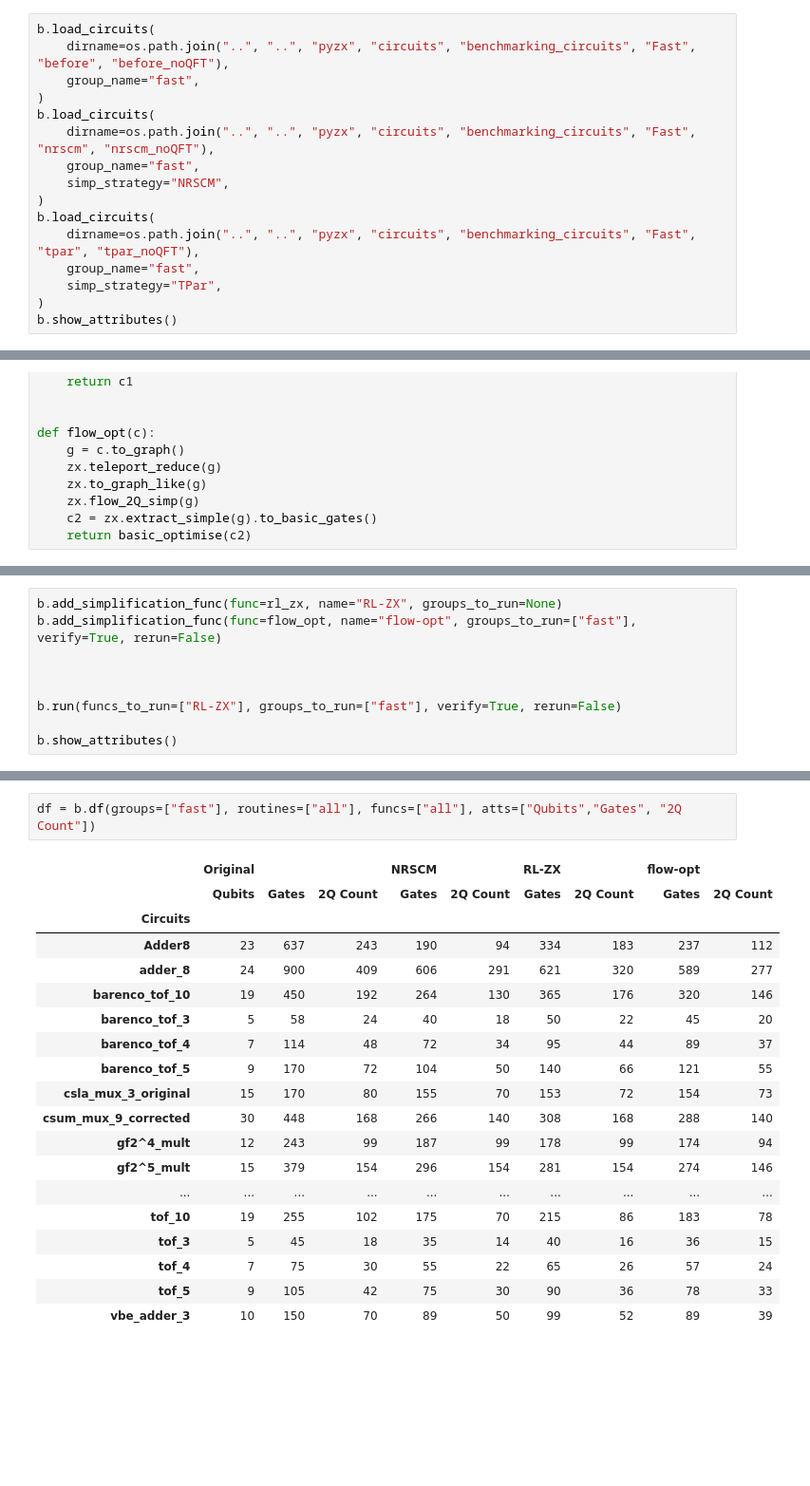
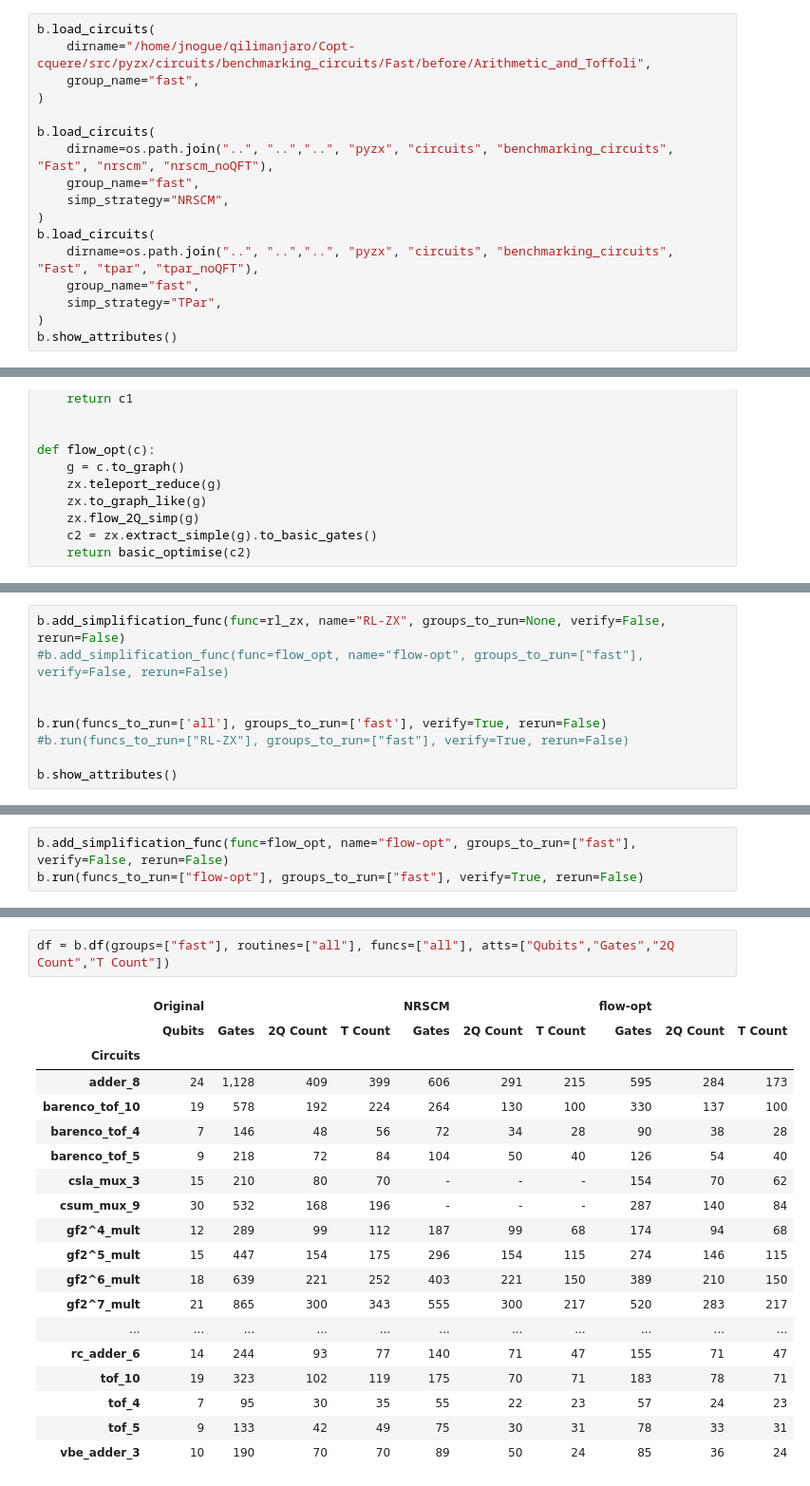
Before and after one commit to qilimanjaro-tech/RL-COPT-ZXCalculus, a Jupyter notebook: rl-zx/cquere/benchmark_tests.ipynb, the cells around one changed output, grey strips where cells are left out. Shown at 95% size. Cells and saved outputs as stored; diff of their text form; blank space fills up the shorter version.

Commit message:
andres-circuit

```diff
--- a/rl-zx/cquere/benchmark_tests.ipynb
+++ b/rl-zx/cquere/benchmark_tests.ipynb
@@ -312,16 +88,17 @@ def parse_args():
 b = Benchmark()
 # %%
 b.load_circuits(
-    dirname=os.path.join("..", "..", "pyzx", "circuits", "benchmarking_circuits", "Fast", "before", "before_noQFT"),
+    dirname="/home/jnogue/qilimanjaro/Copt-cquere/src/pyzx/circuits/benchmarking_circuits/Fast/before/Arithmetic_and_Toffoli",
     group_name="fast",
 )
+
 b.load_circuits(
-    dirname=os.path.join("..", "..", "pyzx", "circuits", "benchmarking_circuits", "Fast", "nrscm", "nrscm_noQFT"),
+    dirname=os.path.join("..", "..","..", "pyzx", "circuits", "benchmarking_circuits", "Fast", "nrscm", "nrscm_noQFT"),
     group_name="fast",
     simp_strategy="NRSCM",
 )
 b.load_circuits(
-    dirname=os.path.join("..", "..", "pyzx", "circuits", "benchmarking_circuits", "Fast", "tpar", "tpar_noQFT"),
+    dirname=os.path.join("..", "..","..", "pyzx", "circuits", "benchmarking_circuits", "Fast", "tpar", "tpar_noQFT"),
     group_name="fast",
     simp_strategy="TPar",
 )
@@ -453,10 +220,10 @@ zx.draw()
 # %%
-b.add_simplification_func(func=rl_zx, name="RL-ZX", groups_to_run=None)
-b.add_simplification_func(func=flow_opt, name="flow-opt", groups_to_run=["fast"], verify=True, rerun=False)
+b.add_simplification_func(func=rl_zx, name="RL-ZX", groups_to_run=None, verify=False, rerun=False)
+#b.add_simplification_func(func=flow_opt, name="flow-opt", groups_to_run=["fast"], verify=False, rerun=False)
 
 
-
-b.run(funcs_to_run=["RL-ZX"], groups_to_run=["fast"], verify=True, rerun=False)
+b.run(funcs_to_run=['all'], groups_to_run=['fast'], verify=True, rerun=False)
+#b.run(funcs_to_run=["RL-ZX"], groups_to_run=["fast"], verify=True, rerun=False)
 
 b.show_attributes()
 # %% [output]
@@ -468,0 +246,3 @@ Loaded circuit groups:  ['fast']
+# %%
+b.add_simplification_func(func=flow_opt, name="flow-opt", groups_to_run=["fast"], verify=False, rerun=False)
+b.run(funcs_to_run=["flow-opt"], groups_to_run=["fast"], verify=True, rerun=False)
@@ -469,25 +251,25 @@ Loaded circuit groups:  ['fast']
 # %%
-df = b.df(groups=["fast"], routines=["all"], funcs=["all"], atts=["Qubits","Gates", "2Q Count"])
+df = b.df(groups=["fast"], routines=["all"], funcs=["all"], atts=["Qubits","Gates","2Q Count","T Count"])
 # %% [output]
-|  | Original |  |  | NRSCM |  | RL-ZX |  | flow-opt |  |
-|  | Qubits | Gates | 2Q Count | Gates | 2Q Count | Gates | 2Q Count | Gates | 2Q Count |
-| Circuits |  |  |  |  |  |  |  |  |  |
-| Adder8 | 23 | 637 | 243 | 190 | 94 | 334 | 183 | 237 | 112 |
-| adder_8 | 24 | 900 | 409 | 606 | 291 | 621 | 320 | 589 | 277 |
-| barenco_tof_10 | 19 | 450 | 192 | 264 | 130 | 365 | 176 | 320 | 146 |
-| barenco_tof_3 | 5 | 58 | 24 | 40 | 18 | 50 | 22 | 45 | 20 |
-| barenco_tof_4 | 7 | 114 | 48 | 72 | 34 | 95 | 44 | 89 | 37 |
-| barenco_tof_5 | 9 | 170 | 72 | 104 | 50 | 140 | 66 | 121 | 55 |
-| csla_mux_3_original | 15 | 170 | 80 | 155 | 70 | 153 | 72 | 154 | 73 |
-| csum_mux_9_corrected | 30 | 448 | 168 | 266 | 140 | 308 | 168 | 288 | 140 |
-| gf2^4_mult | 12 | 243 | 99 | 187 | 99 | 178 | 99 | 174 | 94 |
-| gf2^5_mult | 15 | 379 | 154 | 296 | 154 | 281 | 154 | 274 | 146 |
-| ... | ... | ... | ... | ... | ... | ... | ... | ... | ... |
-| tof_10 | 19 | 255 | 102 | 175 | 70 | 215 | 86 | 183 | 78 |
-| tof_3 | 5 | 45 | 18 | 35 | 14 | 40 | 16 | 36 | 15 |
-| tof_4 | 7 | 75 | 30 | 55 | 22 | 65 | 26 | 57 | 24 |
-| tof_5 | 9 | 105 | 42 | 75 | 30 | 90 | 36 | 78 | 33 |
-| vbe_adder_3 | 10 | 150 | 70 | 89 | 50 | 99 | 52 | 89 | 39 |
+|  | Original |  |  |  | NRSCM |  |  | flow-opt |  |  |
+|  | Qubits | Gates | 2Q Count | T Count | Gates | 2Q Count | T Count | Gates | 2Q Count | T Count |
+| Circuits |  |  |  |  |  |  |  |  |  |  |
+| adder_8 | 24 | 1,128 | 409 | 399 | 606 | 291 | 215 | 595 | 284 | 173 |
+| barenco_tof_10 | 19 | 578 | 192 | 224 | 264 | 130 | 100 | 330 | 137 | 100 |
+| barenco_tof_4 | 7 | 146 | 48 | 56 | 72 | 34 | 28 | 90 | 38 | 28 |
+| barenco_tof_5 | 9 | 218 | 72 | 84 | 104 | 50 | 40 | 126 | 54 | 40 |
+| csla_mux_3 | 15 | 210 | 80 | 70 | - | - | - | 154 | 70 | 62 |
+| csum_mux_9 | 30 | 532 | 168 | 196 | - | - | - | 287 | 140 | 84 |
+| gf2^4_mult | 12 | 289 | 99 | 112 | 187 | 99 | 68 | 174 | 94 | 68 |
+| gf2^5_mult | 15 | 447 | 154 | 175 | 296 | 154 | 115 | 274 | 146 | 115 |
+| gf2^6_mult | 18 | 639 | 221 | 252 | 403 | 221 | 150 | 389 | 210 | 150 |
+| gf2^7_mult | 21 | 865 | 300 | 343 | 555 | 300 | 217 | 520 | 283 | 217 |
+| ... | ... | ... | ... | ... | ... | ... | ... | ... | ... | ... |
+| rc_adder_6 | 14 | 244 | 93 | 77 | 140 | 71 | 47 | 155 | 71 | 47 |
+| tof_10 | 19 | 323 | 102 | 119 | 175 | 70 | 71 | 183 | 78 | 71 |
+| tof_4 | 7 | 95 | 30 | 35 | 55 | 22 | 23 | 57 | 24 | 23 |
+| tof_5 | 9 | 133 | 42 | 49 | 75 | 30 | 31 | 78 | 33 | 31 |
+| vbe_adder_3 | 10 | 190 | 70 | 70 | 89 | 50 | 24 | 85 | 36 | 24 |
 # %%
 b.show_attributes()
 # %% [output]
```
Also changed, not shown: parts of 18 cells of this notebook, 10 other files.
